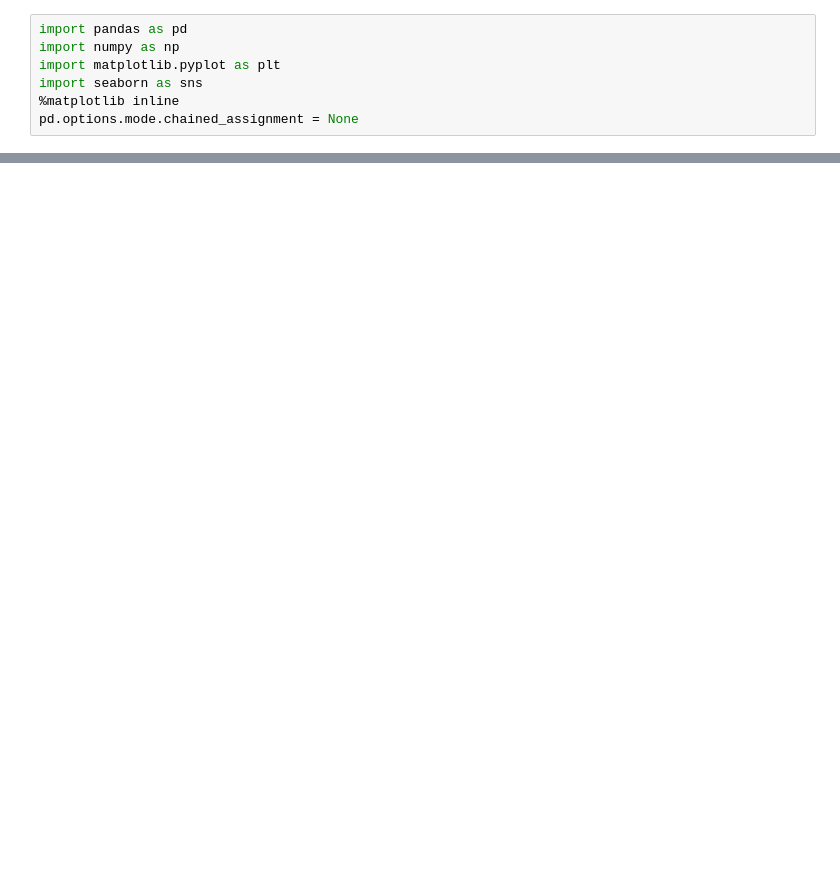
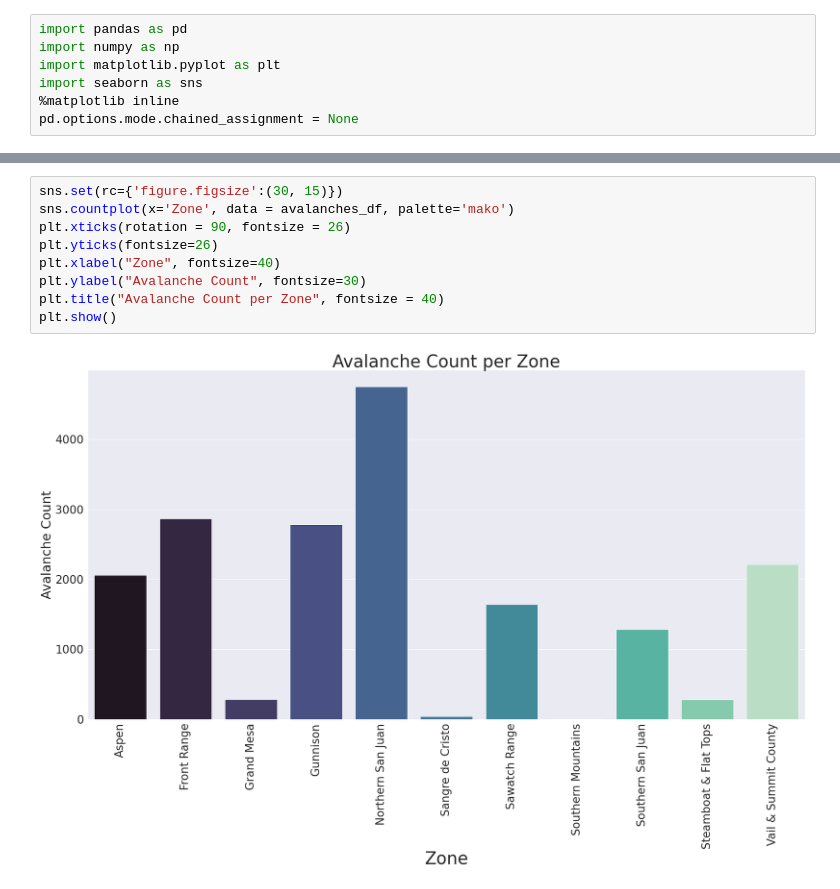
Before and after one commit to reformedgamer/comp4447_finalproject, a Jupyter notebook: primaryDataset.ipynb, the cells around one changed output, grey strips where cells are left out. Drawn from its saved outputs; the diff is of its cells as text; blank space fills up the shorter version.

```diff
--- a/primaryDataset.ipynb
+++ b/primaryDataset.ipynb
@@ -34,0 +64,11 @@ avalanches_df.dtypes
+# %%
+sns.set(rc={'figure.figsize':(30, 15)})
+sns.countplot(x='Zone', data = avalanches_df, palette='mako')
+plt.xticks(rotation = 90, fontsize = 26)
+plt.yticks(fontsize=26)
+plt.xlabel("Zone", fontsize=40)
+plt.ylabel("Avalanche Count", fontsize=30)
+plt.title("Avalanche Count per Zone", fontsize = 40)
+plt.show()
+# %% [output]
+[figure, added]
```
Also changed, not shown: parts of 5 cells of this notebook.
